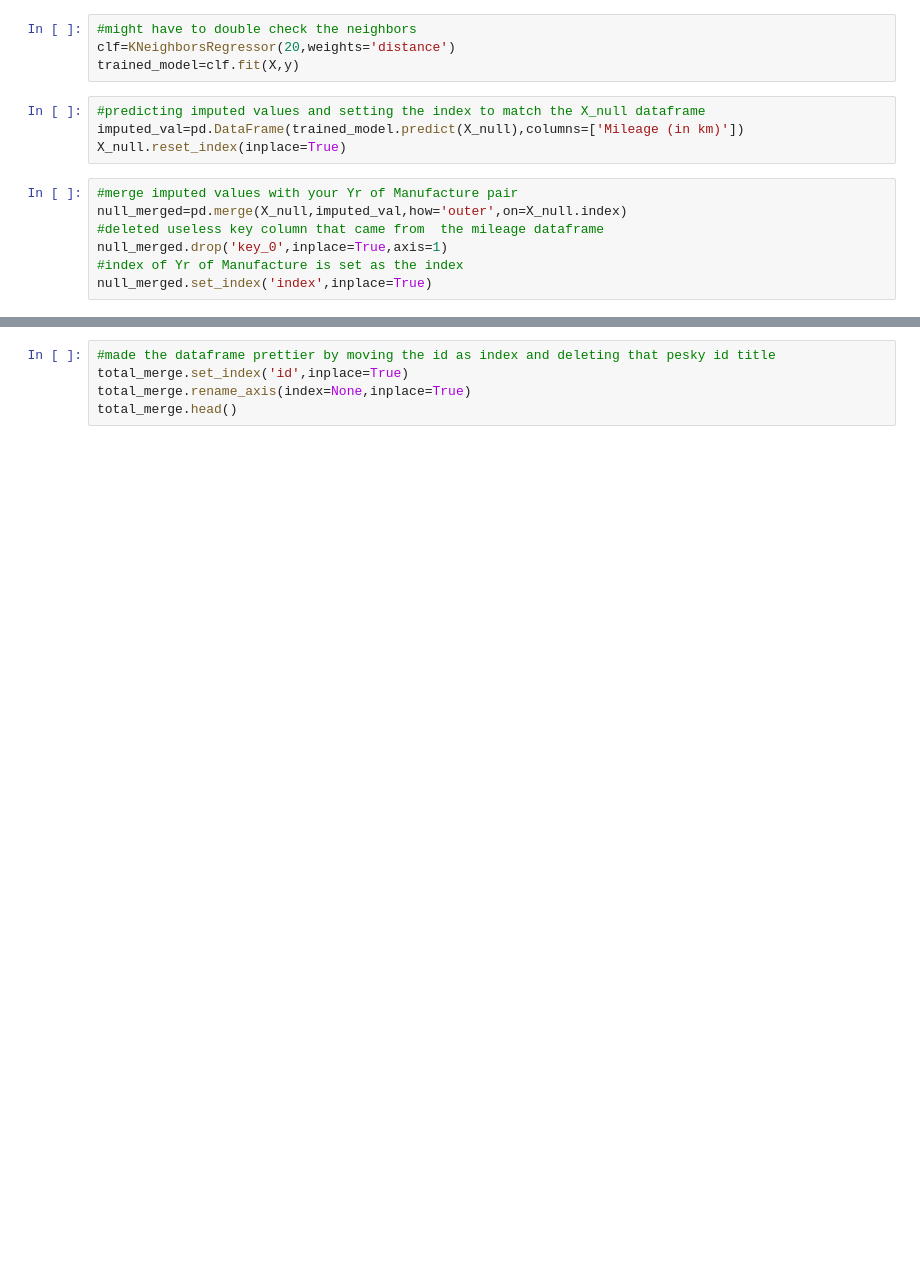
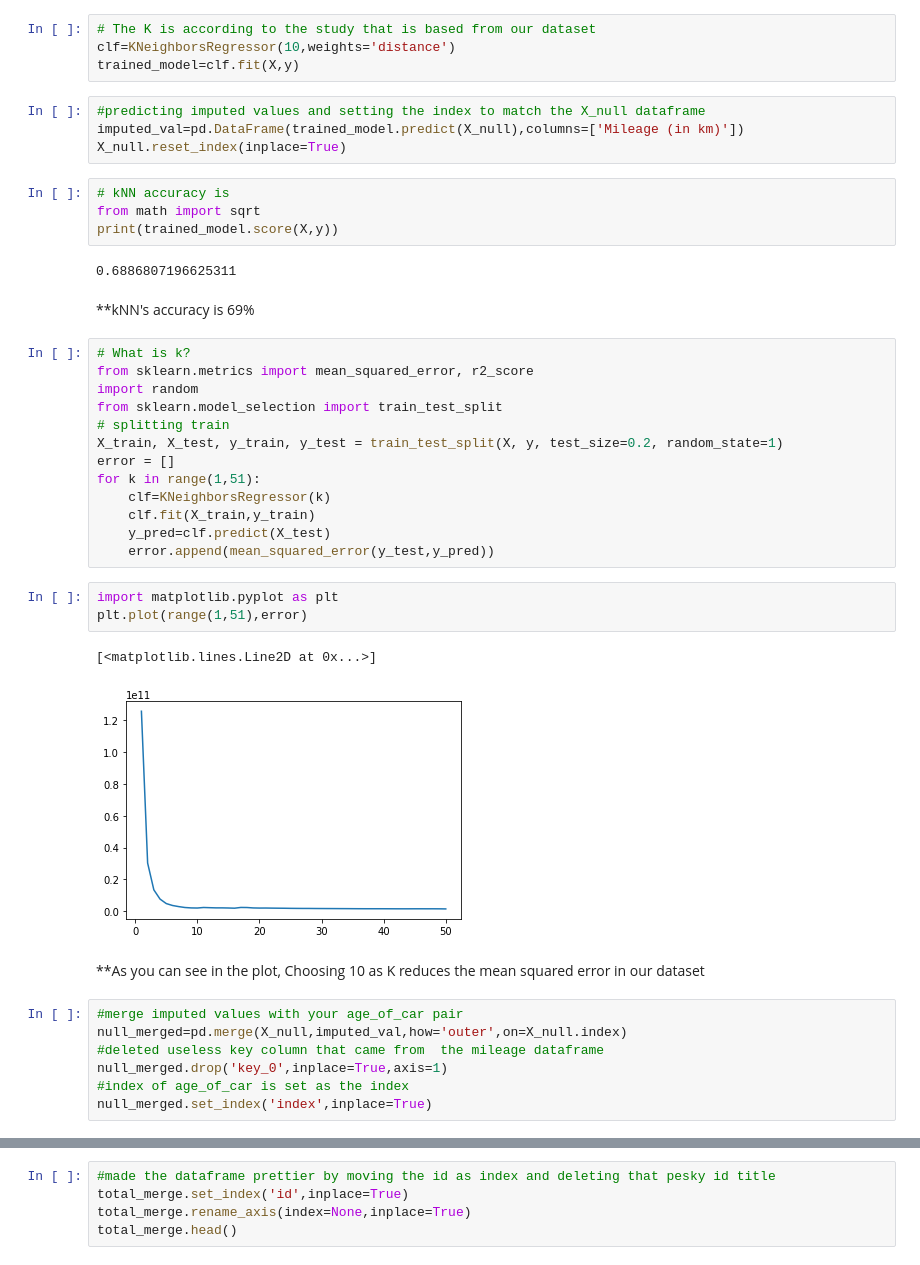
Before and after one commit to kaizerxcx/SecondHandCarsCebu, a Jupyter notebook: CarProject.ipynb, the cells around one changed output, grey strips where cells are left out. Cells and saved outputs as stored; diff of their text form; blank space fills up the shorter version.

```diff
--- a/CarProject.ipynb
+++ b/CarProject.ipynb
@@ -212,18 +200,47 @@ y=pd.DataFrame(final_df['Mileage (in km)'].loc[final_df['Mileage (in km)'].notnu
 #gets the mileage with null values in the mileage
 y_null=pd.DataFrame(final_df['Mileage (in km)'].loc[final_df['Mileage (in km)'].isnull()])
 # %%
-#might have to double check the neighbors
-clf=KNeighborsRegressor(20,weights='distance')
+# The K is according to the study that is based from our dataset
+clf=KNeighborsRegressor(10,weights='distance')
 trained_model=clf.fit(X,y)
 # %%
 #predicting imputed values and setting the index to match the X_null dataframe
 imputed_val=pd.DataFrame(trained_model.predict(X_null),columns=['Mileage (in km)'])
 X_null.reset_index(inplace=True)
+# %%
+# kNN accuracy is
+from math import sqrt
+print(trained_model.score(X,y))
+# %% [output]
+0.6886807196625311
+# %% [markdown]
+**kNN's accuracy is 69%
+# %%
+# What is k?
+from sklearn.metrics import mean_squared_error, r2_score
+import random
+from sklearn.model_selection import train_test_split
+# splitting train
+X_train, X_test, y_train, y_test = train_test_split(X, y, test_size=0.2, random_state=1)
+error = []
+for k in range(1,51):
+    clf=KNeighborsRegressor(k)
+    clf.fit(X_train,y_train)
+    y_pred=clf.predict(X_test)
+    error.append(mean_squared_error(y_test,y_pred))
+# %%
+import matplotlib.pyplot as plt
+plt.plot(range(1,51),error)
+# %% [output]
+[<matplotlib.lines.Line2D at 0x...>]
+[figure, added]
+# %% [markdown]
+**As you can see in the plot, Choosing 10 as K reduces the mean squared error in our dataset
 # %%
-#merge imputed values with your Yr of Manufacture pair
+#merge imputed values with your age_of_car pair
 null_merged=pd.merge(X_null,imputed_val,how='outer',on=X_null.index)
 #deleted useless key column that came from  the mileage dataframe
 null_merged.drop('key_0',inplace=True,axis=1)
-#index of Yr of Manufacture is set as the index
+#index of age_of_car is set as the index
 null_merged.set_index('index',inplace=True)
 # %%
```
Also changed, not shown: parts of 95 cells of this notebook.
